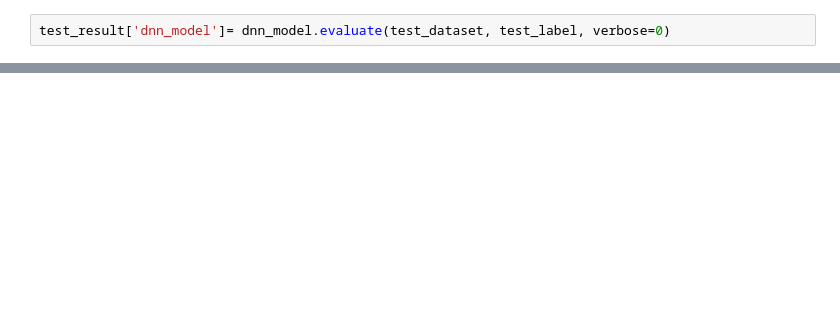
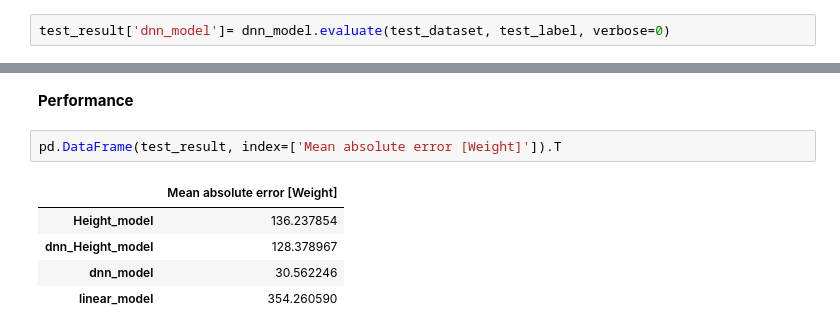
Before and after one commit to bhattronak1/ML-Tensorflow-project, a Jupyter notebook: Fish_Market_Linear_Regression.ipynb, the cells around one changed output, grey strips where cells are left out. Drawn from its saved outputs; the diff is of its cells as text; blank space fills up the shorter version.

```diff
--- a/Fish_Market_Linear_Regression.ipynb
+++ b/Fish_Market_Linear_Regression.ipynb
@@ -421,0 +366,10 @@ WARNING:tensorflow:6 out of the last 8 calls to <function Model.make_predict_fun
+# %% [markdown]
+**Performance**
+# %%
+pd.DataFrame(test_result, index=['Mean absolute error [Weight]']).T
+# %% [output]
+|  | Mean absolute error [Weight] |
+| Height_model | 136.237854 |
+| dnn_Height_model | 128.378967 |
+| dnn_model | 30.562246 |
+| linear_model | 354.260590 |
```
Also changed, not shown: parts of 30 cells of this notebook.
